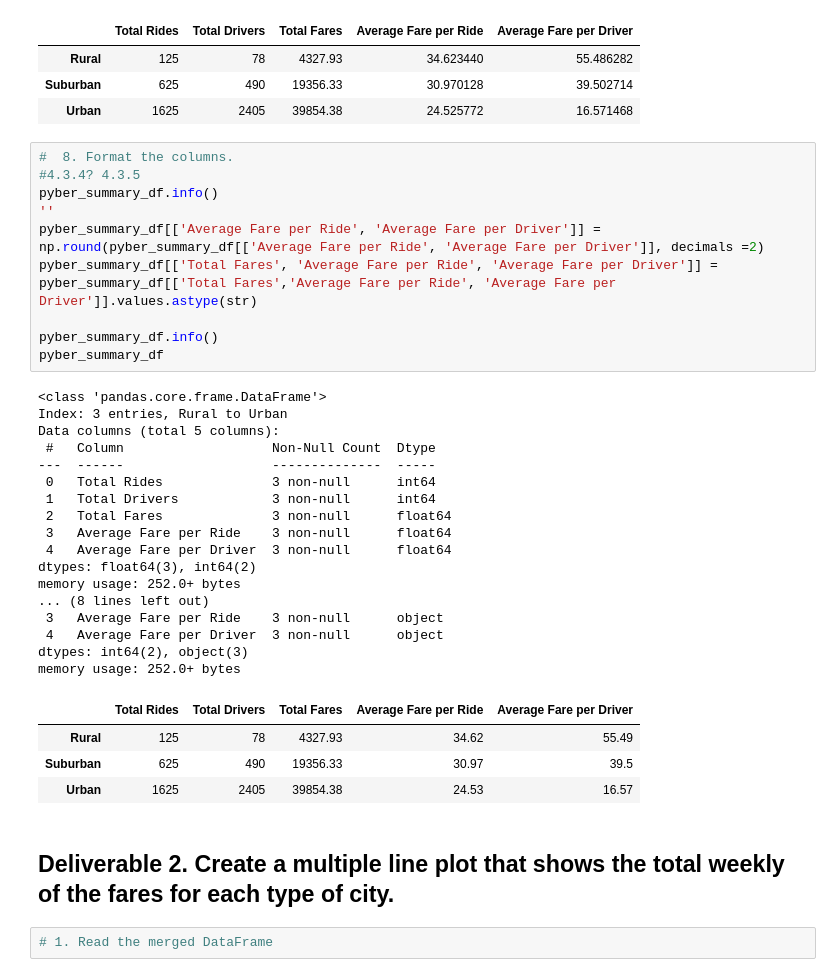
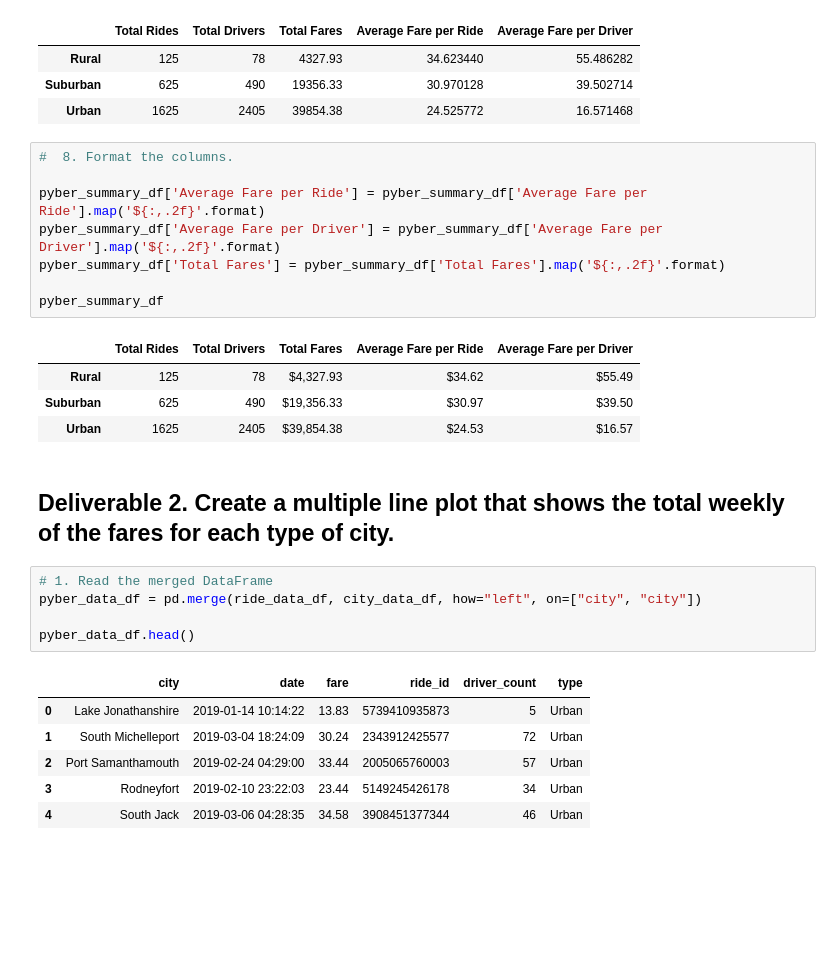
Before and after one commit to Granger515/PyBer_Analysis, a Jupyter notebook: analysis/PyBer_Challenge.ipynb, the cells around one changed output. Cells and saved outputs as stored; diff of their text form; blank space fills up the shorter version.

```diff
--- a/analysis/PyBer_Challenge.ipynb
+++ b/analysis/PyBer_Challenge.ipynb
@@ -127,40 +127,31 @@ pyber_summary_df
 | Urban | 1625 | 2405 | 39854.38 | 24.525772 | 16.571468 |
 # %%
 #  8. Format the columns.
-#4.3.4? 4.3.5
-pyber_summary_df.info()
-''
-pyber_summary_df[['Average Fare per Ride', 'Average Fare per Driver']] = np.round(pyber_summary_df[['Average Fare per Ride', 'Average Fare per Driver']], decimals =2)
-pyber_summary_df[['Total Fares', 'Average Fare per Ride', 'Average Fare per Driver']] = pyber_summary_df[['Total Fares','Average Fare per Ride', 'Average Fare per Driver']].values.astype(str)
 
-pyber_summary_df.info()
+pyber_summary_df['Average Fare per Ride'] = pyber_summary_df['Average Fare per Ride'].map('${:,.2f}'.format)
+pyber_summary_df['Average Fare per Driver'] = pyber_summary_df['Average Fare per Driver'].map('${:,.2f}'.format)
+pyber_summary_df['Total Fares'] = pyber_summary_df['Total Fares'].map('${:,.2f}'.format)
+
 pyber_summary_df
 # %% [output]
-<class 'pandas.core.frame.DataFrame'>
-Index: 3 entries, Rural to Urban
-Data columns (total 5 columns):
- #   Column                   Non-Null Count  Dtype
----  ------                   --------------  -----
- 0   Total Rides              3 non-null      int64
- 1   Total Drivers            3 non-null      int64
- 2   Total Fares              3 non-null      float64
- 3   Average Fare per Ride    3 non-null      float64
- 4   Average Fare per Driver  3 non-null      float64
-dtypes: float64(3), int64(2)
-memory usage: 252.0+ bytes
-... (8 lines left out)
- 3   Average Fare per Ride    3 non-null      object
- 4   Average Fare per Driver  3 non-null      object
-dtypes: int64(2), object(3)
-memory usage: 252.0+ bytes
 |  | Total Rides | Total Drivers | Total Fares | Average Fare per Ride | Average Fare per Driver |
-| Rural | 125 | 78 | 4327.93 | 34.62 | 55.49 |
-| Suburban | 625 | 490 | 19356.33 | 30.97 | 39.5 |
-| Urban | 1625 | 2405 | 39854.38 | 24.53 | 16.57 |
+| Rural | 125 | 78 | $4,327.93 | $34.62 | $55.49 |
+| Suburban | 625 | 490 | $19,356.33 | $30.97 | $39.50 |
+| Urban | 1625 | 2405 | $39,854.38 | $24.53 | $16.57 |
 # %% [markdown]
 ## Deliverable 2.  Create a multiple line plot that shows the total weekly of the fares for each type of city.
 # %%
 # 1. Read the merged DataFrame
+pyber_data_df = pd.merge(ride_data_df, city_data_df, how="left", on=["city", "city"])
+
+pyber_data_df.head()
+# %% [output]
+|  | city | date | fare | ride_id | driver_count | type |
+| 0 | Lake Jonathanshire | 2019-01-14 10:14:22 | 13.83 | 5739410935873 | 5 | Urban |
+| 1 | South Michelleport | 2019-03-04 18:24:09 | 30.24 | 2343912425577 | 72 | Urban |
+| 2 | Port Samanthamouth | 2019-02-24 04:29:00 | 33.44 | 2005065760003 | 57 | Urban |
+| 3 | Rodneyfort | 2019-02-10 23:22:03 | 23.44 | 5149245426178 | 34 | Urban |
+| 4 | South Jack | 2019-03-06 04:28:35 | 34.58 | 3908451377344 | 46 | Urban |
 # %%
 # 2. Using groupby() to create a new DataFrame showing the sum of the fares
 #  for each date where the indices are the city type and date.
```
Also changed, not shown: parts of 10 cells of this notebook, 1 other file.
